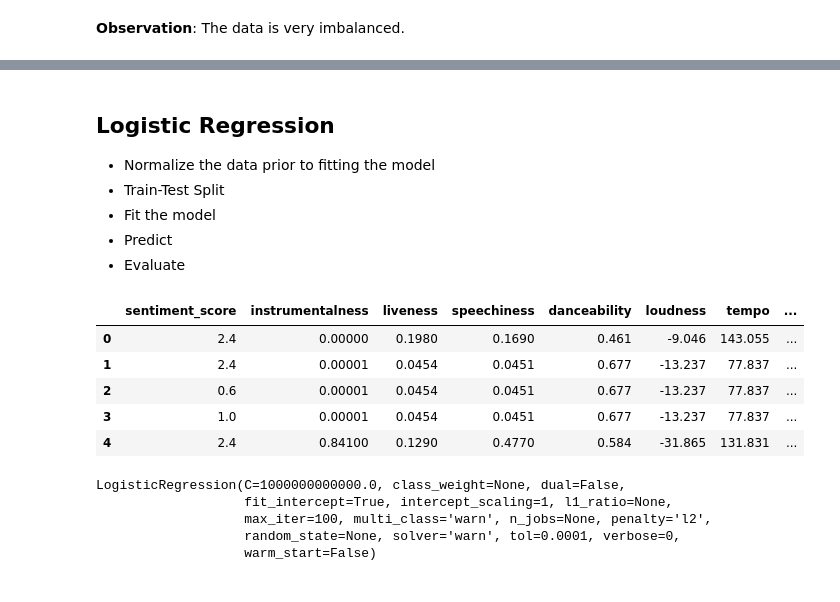
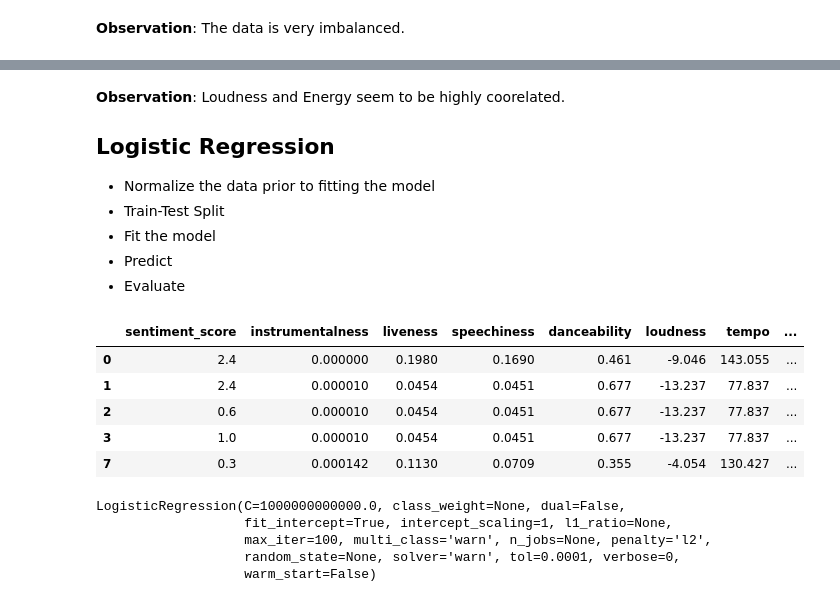
Before and after one commit to chelseapower/dsc-4-final-project-online-ds-pt-011419, a Jupyter notebook: kernel-nowplaying.ipynb, the cells around one changed output, grey strips where cells are left out. Saved outputs shown, nothing was run; the diff lists cells and outputs as text; code cells hidden in the pictures.

```diff
--- a/kernel-nowplaying.ipynb
+++ b/kernel-nowplaying.ipynb
@@ -560,0 +632,9 @@ memory usage: 563.8+ MB
+# %%
+from numpy import array
+from numpy import argmax
+from sklearn.preprocessing import LabelEncoder
+from sklearn.preprocessing import OneHotEncoder
+
+# One Hot Encode the category data set
+one_hot_df = pd.get_dummies(df_timezone)
+one_hot_df.head()
@@ -560,0 +648,4 @@ memory usage: 563.8+ MB
+# %%
+# Rename the columns
+one_hot_df.columns = ['tz_Alaska_Time','tz_Central_Time','tz_Eastern_Time','tz_Hawaii_Time','tz_Mountain_Time','tz_Pacific_Time']
+one_hot_df.head()
@@ -560,0 +659,7 @@ memory usage: 563.8+ MB
+# %%
+#Drop time_zone from MVP dataset
+df_mvp = df_mvp.drop(["time_zone"], axis=1)
+# %%
+#Concatenate one hot encoded dataframe
+df_mvp = pd.concat([df_mvp,one_hot_df], axis=1)
+df_mvp.head()
@@ -602,4 +717,6 @@ heatmap = sns.heatmap(correlation, annot=True, linewidths=0, vmin=-1, cmap="RdBu
 # %% [markdown]
+**Observation**: Loudness and Energy seem to be highly coorelated.
+
 ## Logistic Regression
 * Normalize the data prior to fitting the model
 * Train-Test Split
@@ -613,18 +730,19 @@ X = df_mvp.drop('sentiment', axis = 1)
 # %%
 # Normalizing the data prior to fitting the model.
 x_feats = ['sentiment_score','instrumentalness','liveness','speechiness','danceability',
-           'loudness','tempo','acousticness','energy','mode','key','valence']
+           'loudness','tempo','acousticness','energy','mode','key','valence','tz_Alaska_Time',
+           'tz_Central_Time','tz_Eastern_Time','tz_Hawaii_Time','tz_Mountain_Time','tz_Pacific_Time']
 
 X = pd.get_dummies(df_mvp[x_feats], drop_first=False)
 y = df_mvp.sentiment
 X.head()
 # %% [output]
 |  | sentiment_score | instrumentalness | liveness | speechiness | danceability | loudness | tempo | ... |
-| 0 | 2.4 | 0.00000 | 0.1980 | 0.1690 | 0.461 | -9.046 | 143.055 | ... |
-| 1 | 2.4 | 0.00001 | 0.0454 | 0.0451 | 0.677 | -13.237 | 77.837 | ... |
-| 2 | 0.6 | 0.00001 | 0.0454 | 0.0451 | 0.677 | -13.237 | 77.837 | ... |
-| 3 | 1.0 | 0.00001 | 0.0454 | 0.0451 | 0.677 | -13.237 | 77.837 | ... |
-| 4 | 2.4 | 0.84100 | 0.1290 | 0.4770 | 0.584 | -31.865 | 131.831 | ... |
+| 0 | 2.4 | 0.000000 | 0.1980 | 0.1690 | 0.461 | -9.046 | 143.055 | ... |
+| 1 | 2.4 | 0.000010 | 0.0454 | 0.0451 | 0.677 | -13.237 | 77.837 | ... |
+| 2 | 0.6 | 0.000010 | 0.0454 | 0.0451 | 0.677 | -13.237 | 77.837 | ... |
+| 3 | 1.0 | 0.000010 | 0.0454 | 0.0451 | 0.677 | -13.237 | 77.837 | ... |
+| 7 | 0.3 | 0.000142 | 0.1130 | 0.0709 | 0.355 | -4.054 | 130.427 | ... |
 # %%
 from sklearn.model_selection import train_test_split
 
```
Also changed, not shown: parts of 68 cells of this notebook.
